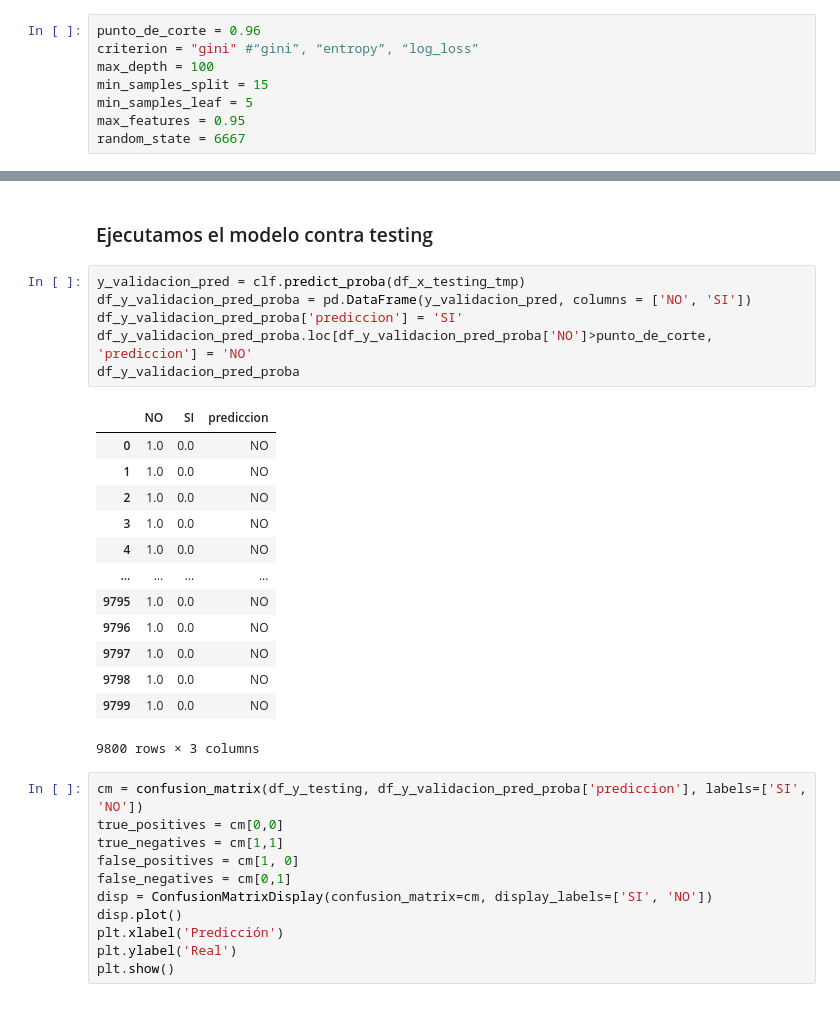
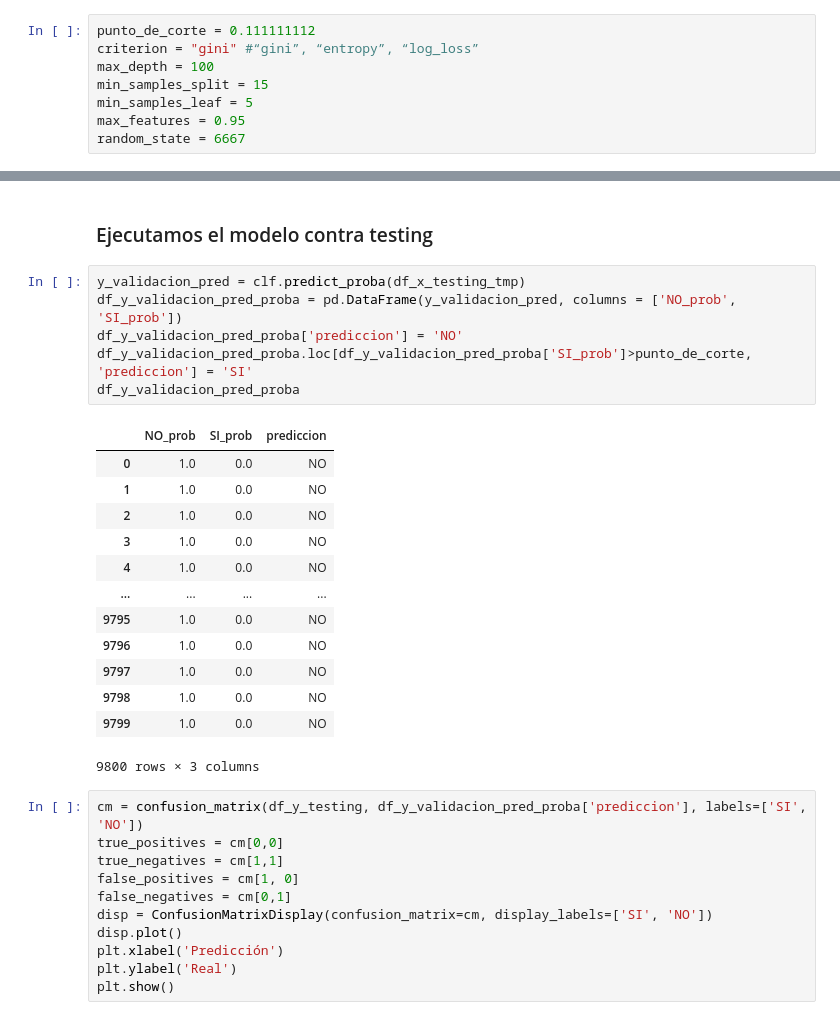
Before and after one commit to arouiller/Taller-inicial-de-machine-learning-2, a Jupyter notebook: Competencia/Competencia.ipynb, the cells around one changed output, grey strips where cells are left out. Drawn from its saved outputs; the diff is of its cells as text.

```diff
--- a/Competencia/Competencia.ipynb
+++ b/Competencia/Competencia.ipynb
@@ -1,7 +1,7 @@
 # %% [markdown]
 ### A completar por el participante
 # %%
-punto_de_corte = 0.96
+punto_de_corte = 0.111111112
 criterion = "gini" #“gini”, “entropy”, “log_loss”
 max_depth = 100
 min_samples_split = 15
@@ -166,12 +166,12 @@ _ = clf.fit(df_x_training_validacion_tmp, df_y_training_validacion)
 ### Ejecutamos el modelo contra testing
 # %%
 y_validacion_pred = clf.predict_proba(df_x_testing_tmp)
-df_y_validacion_pred_proba = pd.DataFrame(y_validacion_pred, columns = ['NO', 'SI'])
-df_y_validacion_pred_proba['prediccion'] = 'SI'
-df_y_validacion_pred_proba.loc[df_y_validacion_pred_proba['NO']>punto_de_corte, 'prediccion'] = 'NO'
+df_y_validacion_pred_proba = pd.DataFrame(y_validacion_pred, columns = ['NO_prob', 'SI_prob'])
+df_y_validacion_pred_proba['prediccion'] = 'NO'
+df_y_validacion_pred_proba.loc[df_y_validacion_pred_proba['SI_prob']>punto_de_corte, 'prediccion'] = 'SI'
 df_y_validacion_pred_proba
 # %% [output]
-|  | NO | SI | prediccion |
+|  | NO_prob | SI_prob | prediccion |
 | 0 | 1.0 | 0.0 | NO |
 | 1 | 1.0 | 0.0 | NO |
 | 2 | 1.0 | 0.0 | NO |
```
Also changed, not shown: parts of 1 cell of this notebook, 1 other file.
